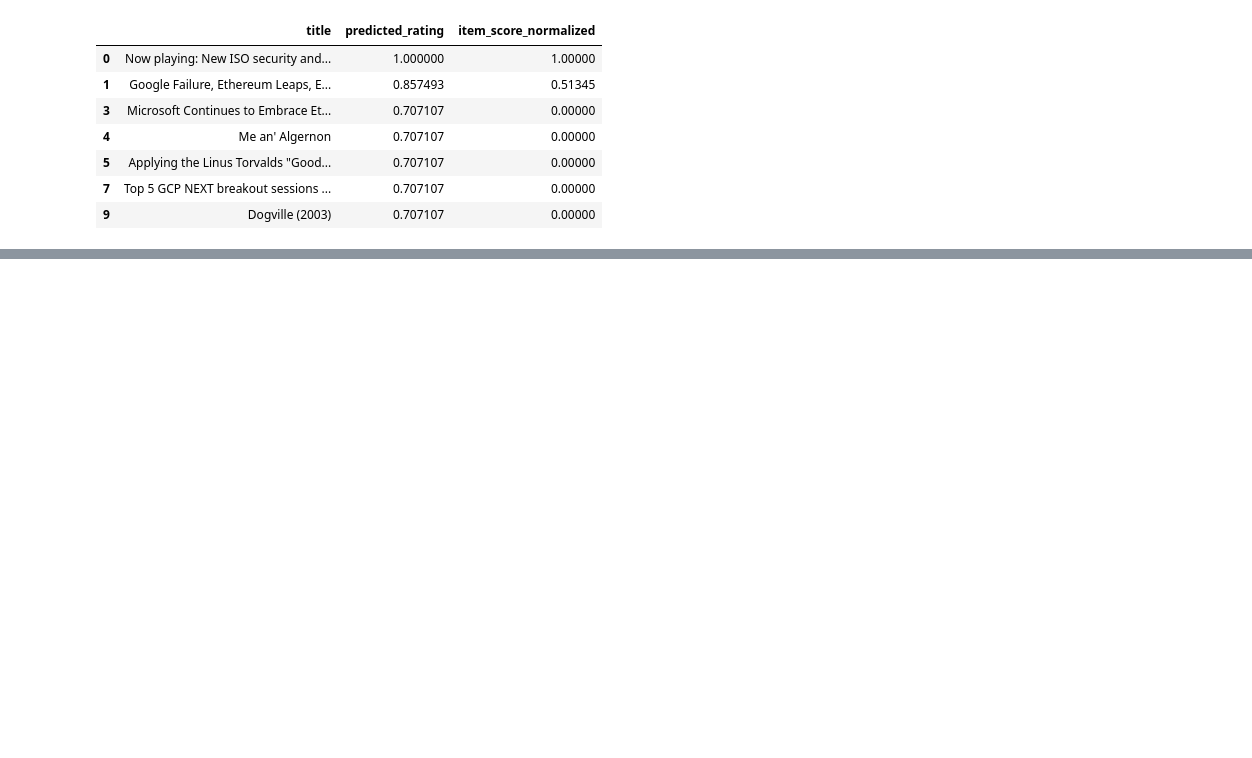
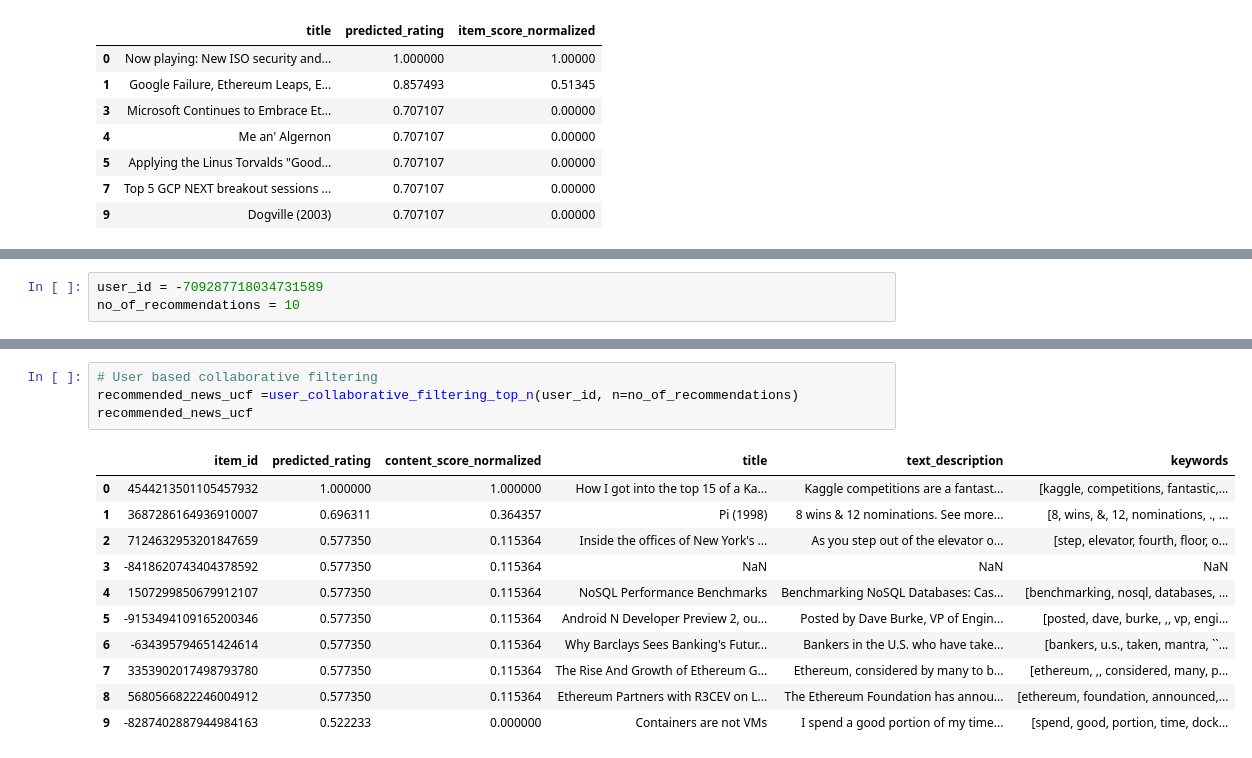
Before and after one commit to Rishabh-Saha/News-Recommendation-System, a Jupyter notebook: NewsRecommendationSystem_backup.ipynb, the cells around one changed output, grey strips where cells are left out. Drawn from its saved outputs; the diff is of its cells as text; blank space fills up the shorter version.

```diff
--- a/NewsRecommendationSystem_backup.ipynb
+++ b/NewsRecommendationSystem_backup.ipynb
@@ -1480,0 +1550,3 @@ recommended_news_als = als_item_recommendations(news_title, no_of_recommendation
+# %%
+user_id = -709287718034731589
+no_of_recommendations = 10
@@ -1480,0 +1565,16 @@ recommended_news_als = als_item_recommendations(news_title, no_of_recommendation
+# %%
+# User based collaborative filtering
+recommended_news_ucf =user_collaborative_filtering_top_n(user_id, n=no_of_recommendations)
+recommended_news_ucf
+# %% [output]
+|  | item_id | predicted_rating | content_score_normalized | title | text_description | keywords |
+| 0 | 4544213501105457932 | 1.000000 | 1.000000 | How I got into the top 15 of a Ka... | Kaggle competitions are a fantast... | [kaggle, competitions, fantastic,... |
+| 1 | 3687286164936910007 | 0.696311 | 0.364357 | Pi (1998) | 8 wins & 12 nominations. See more... | [8, wins, &, 12, nominations, ., ... |
+| 2 | 7124632953201847659 | 0.577350 | 0.115364 | Inside the offices of New York's ... | As you step out of the elevator o... | [step, elevator, fourth, floor, o... |
+| 3 | -8418620743404378592 | 0.577350 | 0.115364 | NaN | NaN | NaN |
+| 4 | 1507299850679912107 | 0.577350 | 0.115364 | NoSQL Performance Benchmarks | Benchmarking NoSQL Databases: Cas... | [benchmarking, nosql, databases, ... |
+| 5 | -9153494109165200346 | 0.577350 | 0.115364 | Android N Developer Preview 2, ou... | Posted by Dave Burke, VP of Engin... | [posted, dave, burke, ,, vp, engi... |
+| 6 | -634395794651424614 | 0.577350 | 0.115364 | Why Barclays Sees Banking's Futur... | Bankers in the U.S. who have take... | [bankers, u.s., taken, mantra, ``... |
+| 7 | 3353902017498793780 | 0.577350 | 0.115364 | The Rise And Growth of Ethereum G... | Ethereum, considered by many to b... | [ethereum, ,, considered, many, p... |
+| 8 | 5680566822246004912 | 0.577350 | 0.115364 | Ethereum Partners with R3CEV on L... | The Ethereum Foundation has annou... | [ethereum, foundation, announced,... |
+| 9 | -8287402887944984163 | 0.522233 | 0.000000 | Containers are not VMs | I spend a good portion of my time... | [spend, good, portion, time, dock... |
```
Also changed, not shown: parts of 18 cells of this notebook.
